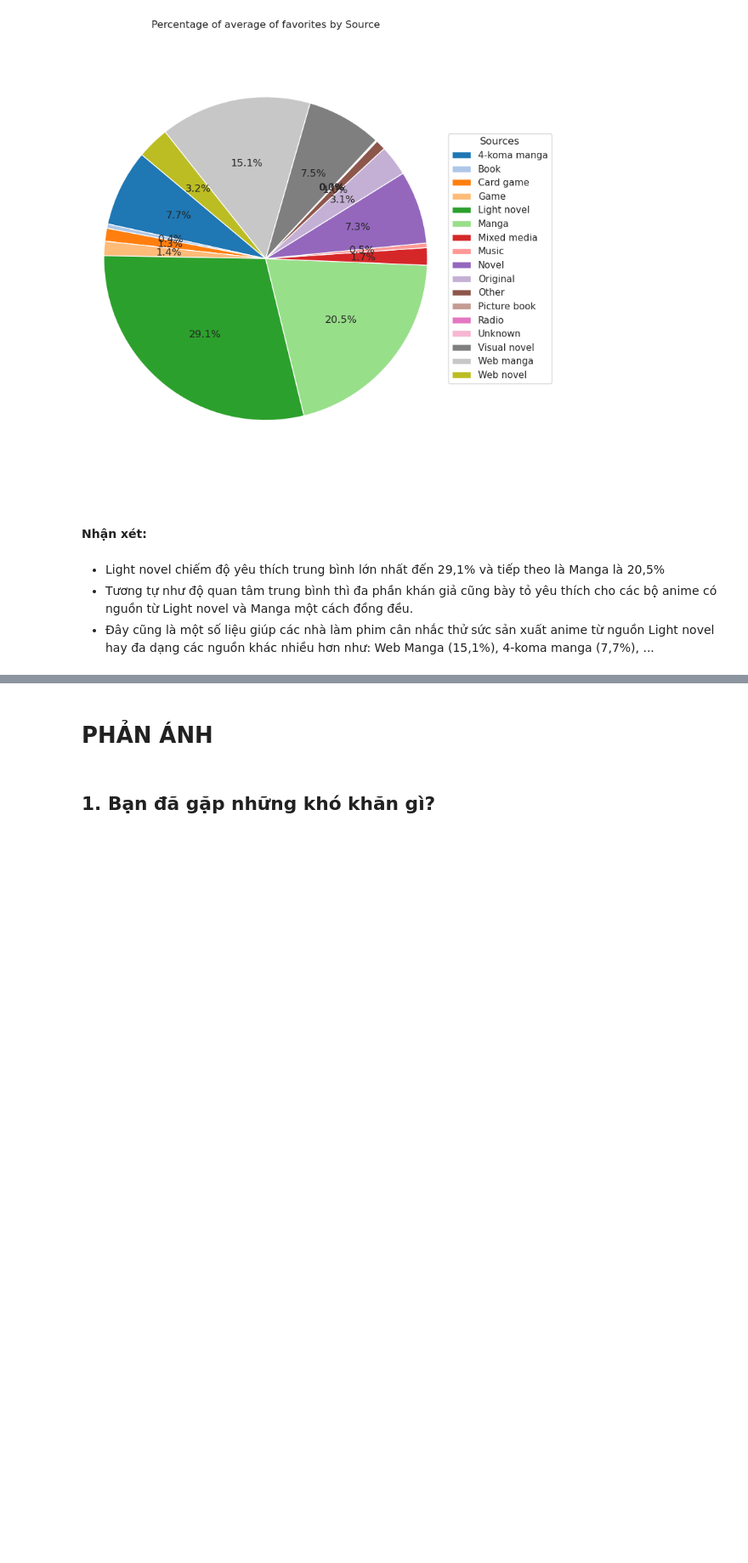
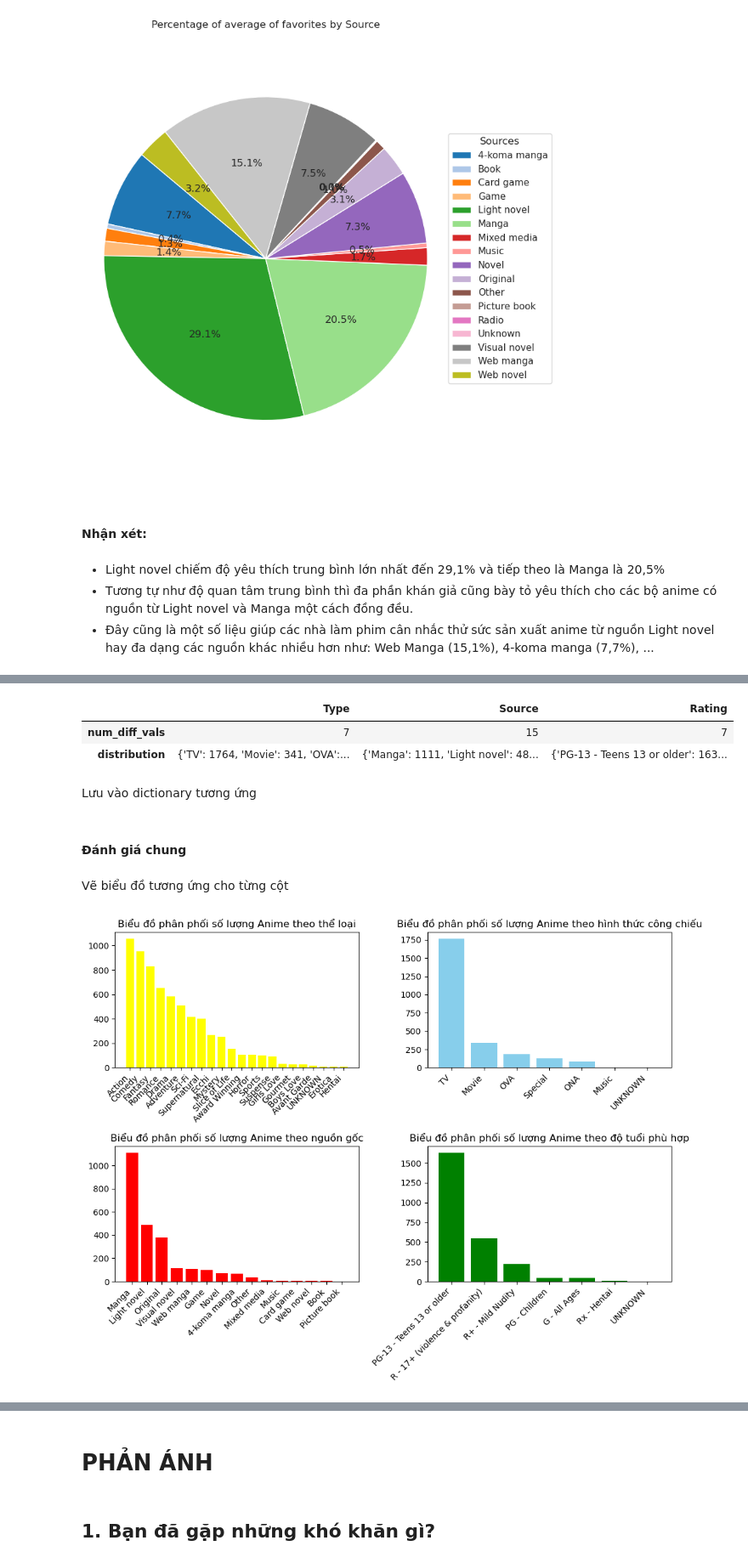
Before and after one commit to AnTuannn/FinalProject_LTKHDL_HKT, a Jupyter notebook: TraLoiCauHoi.ipynb, the cells around one changed output, grey strips where cells are left out. Shown at 85% size. Saved outputs shown, nothing was run; the diff lists cells and outputs as text; code cells hidden in the pictures; blank space fills up the shorter version.

```diff
--- a/TraLoiCauHoi.ipynb
+++ b/TraLoiCauHoi.ipynb
@@ -527,0 +611,6 @@ plt.show()
+# %%
+def split_and_melt(column):
+    df_split = column.str.split(', ', expand=True).melt().drop('variable', axis=1)
+    return df_split['value']
+long_df = top_pop_anime23_df[['Genres']].agg(split_and_melt)
+genres_distribution = long_df.agg(lambda column: pd.Series(column).value_counts().to_dict())
@@ -527,0 +619,58 @@ plt.show()
+# %%
+single_columns = ['Type', 'Source', 'Rating']
+single_cate_profile = pd.DataFrame(index=["num_diff_vals", "distribution"])
+num_diff_vals = top_pop_anime23_df[single_columns].nunique()
+distribution = top_pop_anime23_df[single_columns].agg(lambda column: pd.Series(column).value_counts().to_dict())
+single_cate_profile[single_columns] = [num_diff_vals, distribution]
+
+single_cate_profile
+# %% [output]
+|  | Type | Source | Rating |
+| num_diff_vals | 7 | 15 | 7 |
+| distribution | {'TV': 1764, 'Movie': 341, 'OVA':... | {'Manga': 1111, 'Light novel': 48... | {'PG-13 - Teens 13 or older': 163... |
+# %% [markdown]
+Lưu vào dictionary tương ứng
+# %%
+genres_distribution = genres_distribution['Genres']
+type_distribution = single_cate_profile.iloc[1,0]
+source_distribution = single_cate_profile.iloc[1,1]
+rating_distribution = single_cate_profile.iloc[1,2]
+# %% [markdown]
+#### Đánh giá chung
+# %% [markdown]
+Vẽ biểu đồ tương ứng cho từng cột
+# %%
+
+# Tạo biểu đồ cột
+fig, axs = plt.subplots(2, 2, figsize=(10, 8))  # Kích thước 2x2
+
+# Biểu đồ cột 1
+axs[0, 0].bar(genres_distribution.keys(), genres_distribution.values(), color='yellow')
+axs[0, 0].set_title('Biểu đồ phân phối số lượng Anime theo thể loại')
+axs[0, 0].set_xticks(np.arange(len(genres_distribution.keys())))
+
+# Biểu đồ cột 2
+axs[0, 1].bar(type_distribution.keys(), type_distribution.values(), color='skyblue')
+axs[0, 1].set_title('Biểu đồ phân phối số lượng Anime theo hình thức công chiếu')
+axs[0, 1].set_xticks(np.arange(len(type_distribution.keys())))
+
+# Biểu đồ cột 3
+axs[1, 0].bar(source_distribution.keys(), source_distribution.values(), color='red')
+axs[1, 0].set_title('Biểu đồ phân phối số lượng Anime theo nguồn gốc')
+axs[1, 0].set_xticks(np.arange(len(source_distribution.keys())))
+
+# Biểu đồ cột 4
+axs[1, 1].bar(rating_distribution.keys(), rating_distribution.values(), color='green')
+axs[1, 1].set_title('Biểu đồ phân phối số lượng Anime theo độ tuổi phù hợp')
+axs[1, 1].set_xticks(np.arange(len(rating_distribution.keys())))
+
+# Quay nhãn của trục x để dễ nhìn
+for ax in axs.flat:
+    ax.set_xticklabels(ax.get_xticklabels(), rotation=45, ha="right")
+# Tinh chỉnh giao diện
+plt.tight_layout()
+
+# Hiển thị biểu đồ
+plt.show()
+# %% [output]
+[figure, added]
```
Also changed, not shown: parts of 55 cells of this notebook.
